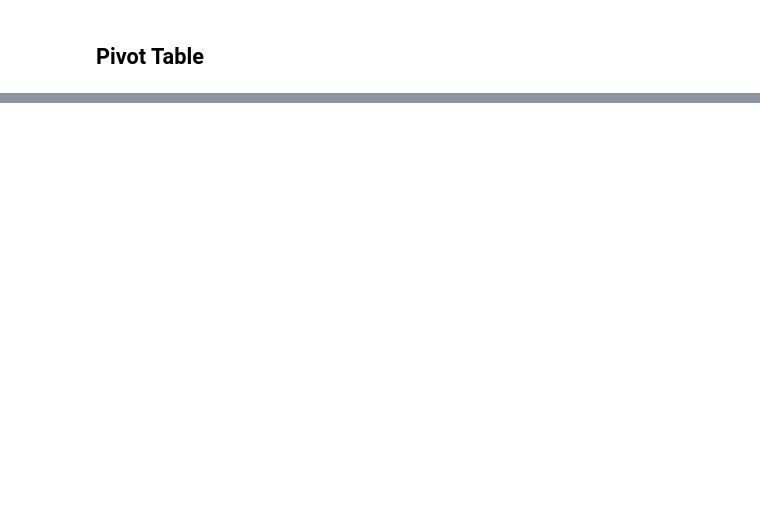
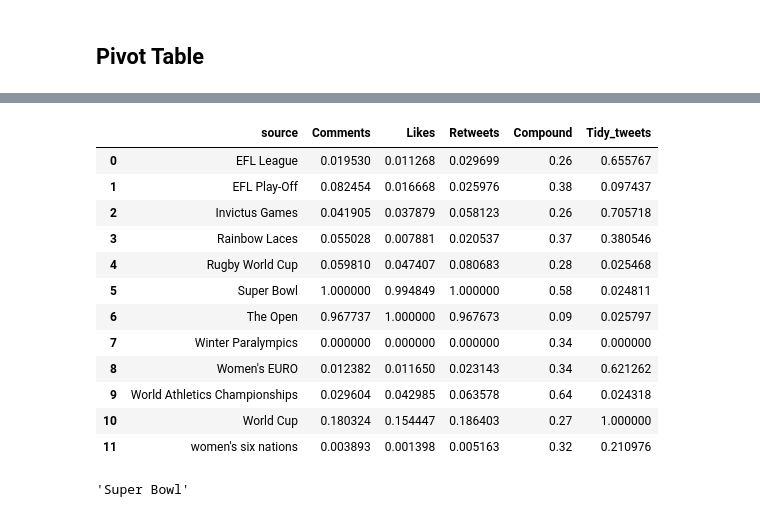
Before and after one commit to Wing-Yee/we-like-sports, a Jupyter notebook: Cleaned Data/sentiment_analysis_test.ipynb, the cells around one changed output, grey strips where cells are left out. Saved outputs shown, nothing was run; the diff lists cells and outputs as text; code cells hidden in the pictures; blank space fills up the shorter version.

```diff
--- a/Cleaned Data/sentiment_analysis_test.ipynb
+++ b/Cleaned Data/sentiment_analysis_test.ipynb
@@ -357,0 +380,37 @@ dfp
+# %%
+df2 = pd.read_csv('sentiment_analysis_score.csv')
+df2 = df2.drop(columns = 'Sentiment')
+df2
+# %% [output]
+|  | source | Comments | Likes | Retweets | Compound | Tidy_tweets |
+| 0 | EFL League | 0.019530 | 0.011268 | 0.029699 | 0.26 | 0.655767 |
+| 1 | EFL Play-Off | 0.082454 | 0.016668 | 0.025976 | 0.38 | 0.097437 |
+| 2 | Invictus Games | 0.041905 | 0.037879 | 0.058123 | 0.26 | 0.705718 |
+| 3 | Rainbow Laces | 0.055028 | 0.007881 | 0.020537 | 0.37 | 0.380546 |
+| 4 | Rugby World Cup | 0.059810 | 0.047407 | 0.080683 | 0.28 | 0.025468 |
+| 5 | Super Bowl | 1.000000 | 0.994849 | 1.000000 | 0.58 | 0.024811 |
+| 6 | The Open | 0.967737 | 1.000000 | 0.967673 | 0.09 | 0.025797 |
+| 7 | Winter Paralympics | 0.000000 | 0.000000 | 0.000000 | 0.34 | 0.000000 |
+| 8 | Women's EURO | 0.012382 | 0.011650 | 0.023143 | 0.34 | 0.621262 |
+| 9 | World Athletics Championships | 0.029604 | 0.042985 | 0.063578 | 0.64 | 0.024318 |
+| 10 | World Cup | 0.180324 | 0.154447 | 0.186403 | 0.27 | 1.000000 |
+| 11 | women's six nations | 0.003893 | 0.001398 | 0.005163 | 0.32 | 0.210976 |
+# %%
+def select_event(comments_score, likes_score, retweet_score, compound_score, coverage_score):
+    df2['comments_weighted'] = df2['Comments'].apply(lambda x: x*comments_score)
+
+    df2['likes_weighted'] = df2['Likes'].apply(lambda x: x*likes_score)
+
+    df2['retweet_weighted'] = df2['Retweets'].apply(lambda x: x*retweet_score)
+
+    df2['compound_weighted'] = df2['Compound'].apply(lambda x: x*compound_score)
+
+    df2['coverage_weighted'] = df2['Tidy_tweets'].apply(lambda x: x*coverage_score)
+
+    df2['final_weighted'] = df2['comments_weighted'] + df2['likes_weighted'] + df2['retweet_weighted'] + df2['compound_weighted'] + df2['coverage_weighted']
+
+    return df2.iloc[df2.final_weighted.argmax(),0]
+
+select_event(5,1,4,1,3)
+# %% [output]
+'Super Bowl'
```
Also changed, not shown: parts of 9 cells of this notebook.
